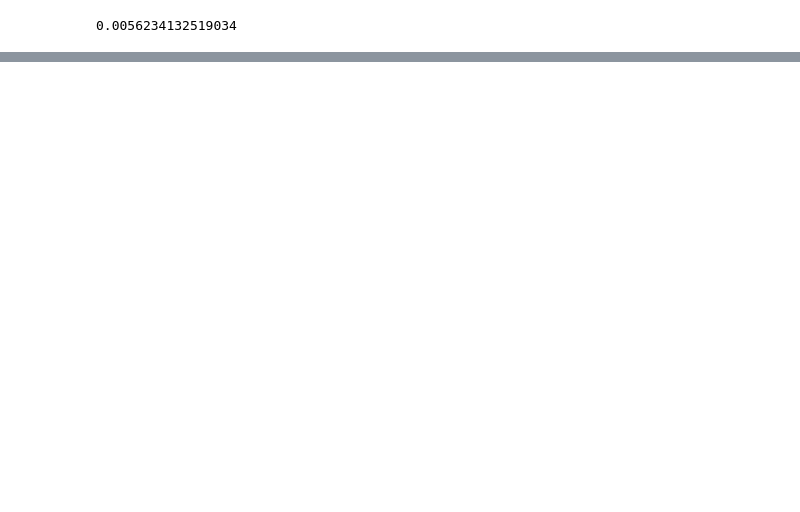
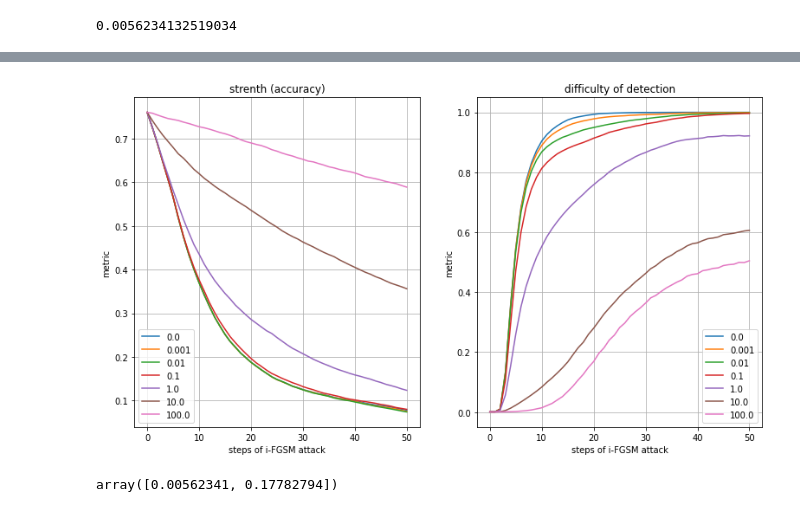
Before and after one commit to petrsokerin/Adversarial-Attacks, a Jupyter notebook: Vizual_reg_attack.ipynb, the cells around one changed output, grey strips where cells are left out. Saved outputs shown, nothing was run; the diff lists cells and outputs as text; code cells hidden in the pictures; blank space fills up the shorter version.

```diff
--- a/Vizual_reg_attack.ipynb
+++ b/Vizual_reg_attack.ipynb
@@ -144,0 +270,48 @@ plt.show()
+# %%
+metrics = ['ACC', 'HID']
+
+eps = df_res.eps.unique()[[1]]
+methods = ['reg', 'original']
+
+mask = (df_res['eps'].isin(eps)) & (df_res['method_attack'].isin(methods))
+
+df_filter = df_res[mask]
+
+plt.figure(figsize=(5*len(metrics) + 3, 7))
+
+for i, metric in enumerate(metrics):
+    plt.subplot(1, len(metrics), i+1)
+
+    metric_name = 'strenth (accuracy)' if metric == 'ACC' else 'difficulty of detection'
+    plt.title(metric_name)
+    for alpha in sorted(df_filter['alpha'].unique()):
+        df_filter_viz = df_filter[df_filter['alpha'] == alpha]
+        plt.plot(df_filter_viz['n steps'], df_filter_viz[metric], label=alpha)
+
+    plt.xlabel('steps of i-FGSM attack')
+    plt.ylabel('metric')
+    plt.legend()
+    plt.grid()
+plt.show()
+# %% [output]
+[figure, added]
+# %%
+metrics = ['ACC', 'HID']
+
+
+plt.figure(figsize=(5*len(metrics) + 3, 7))
+
+for i, alpha in enumerate(df_filter['alpha'].unique()):
+    plt.subplot(1, len(metrics), i+1)
+    plt.title(metric)
+    for method_attack in df_filter['method_attack'].unique():
+        df_filter_viz = df_filter[df_filter['method_attack'] == method_attack]
+        plt.plot(df_filter_viz['n steps'], df_filter_viz[metric], label=method_attack)
+
+    plt.xlabel('steps of i-FGSM attack')
+    plt.ylabel('metric')
+    plt.legend()
+    plt.grid()
+plt.show()
+# %% [output]
+array([0.00562341, 0.17782794])
```
Also changed, not shown: parts of 12 cells of this notebook, 3 other files.
